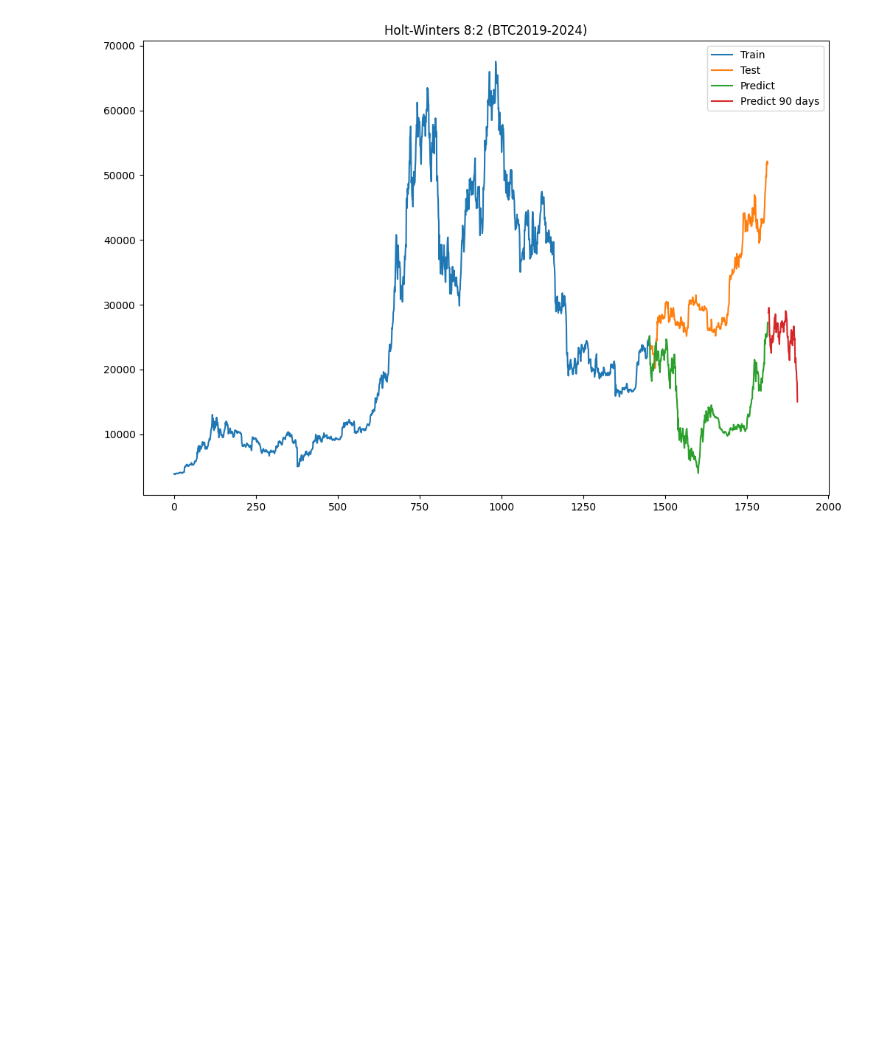
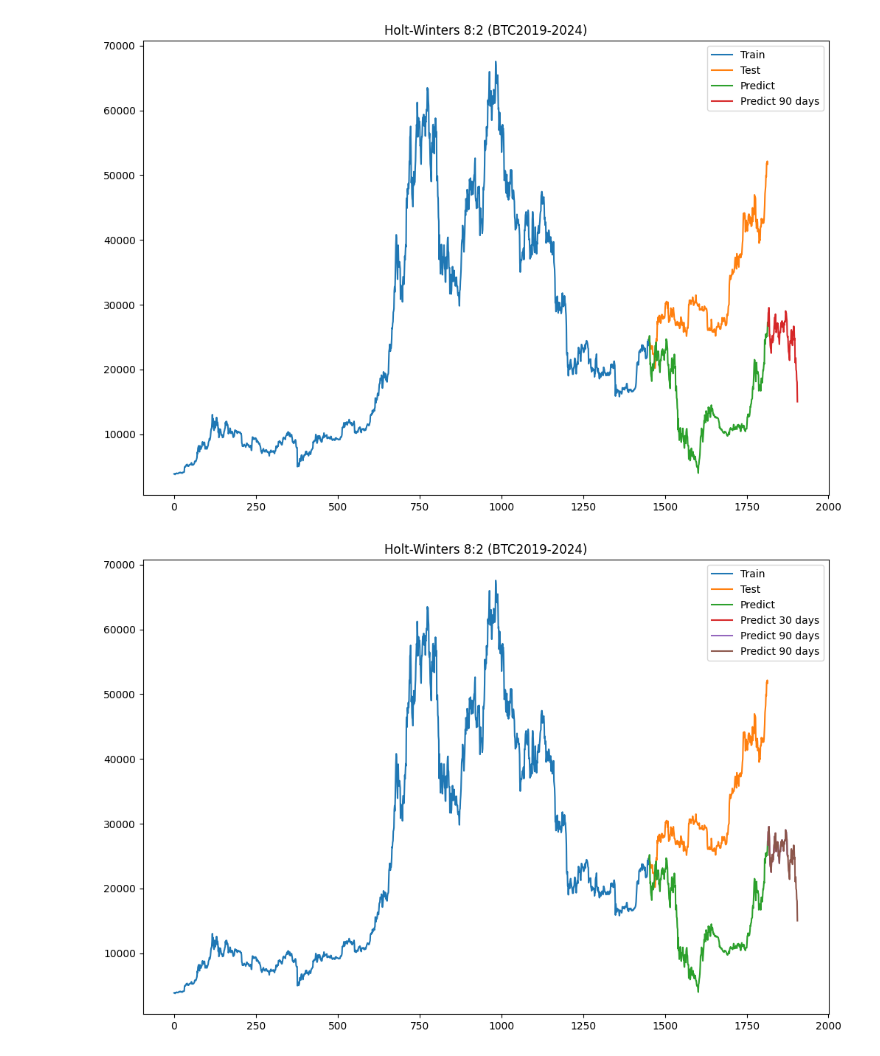
Before and after one commit to KamDaXay/IS403_O21_15, a Jupyter notebook: Model/HW_btc_8_2.ipynb, the cells around one changed output. Drawn from its saved outputs; the diff is of its cells as text; code cells hidden in the pictures; blank space fills up the shorter version.

```diff
--- a/Model/HW_btc_8_2.ipynb
+++ b/Model/HW_btc_8_2.ipynb
@@ -17,7 +17,7 @@ train, test = close_prices[:train_size], close_prices[train_size:]
 model = ExponentialSmoothing(train, trend='add', seasonal='add', seasonal_periods=365).fit()
 # %%
 # Dự báo cho tập test
-forecast_test = model.predict(start=test.index[0], end=test.index[-1])
+predict_test = model.predict(start=test.index[0], end=test.index[-1])
 # %%
 # Tính toán RMSE, MAPE, MSE
 def mean_absolute_percentage_error(y_true, y_pred):
@@ -39,6 +39,6 @@ MSE: 380020103.1582408
 #### Dự báo 30 ngày
 # %%
 # Dự báo cho 30 ngày tiếp theo
-forecast_30_days = model.predict(start=test.index[-1] + 1, end=test.index[-1] + 1 + 30)
-print(forecast_30_days)
+predict_30_days = model.predict(start=test.index[-1] + 1, end=test.index[-1] + 1 + 30)
+print(predict_30_days)
 # %% [output]
@@ -75,6 +75,6 @@ plt.show()
 #### Dự báo 60 ngày
 # %%
 # Dự báo cho 60 ngày tiếp theo
-forecast_60_days = model.predict(start=test.index[-1] + 1, end=test.index[-1] + 1 + 60)
-print(forecast_60_days)
+predict_60_days = model.predict(start=test.index[-1] + 1, end=test.index[-1] + 1 + 60)
+print(predict_60_days)
 # %% [output]
@@ -111,6 +106,6 @@ plt.show()
 #### Dự báo 90 ngày
 # %%
 # Dự báo cho 60 ngày tiếp theo
-forecast_90_days = model.predict(start=test.index[-1] + 1, end=test.index[-1] + 1 + 90)
-print(forecast_90_days)
+predict_90_days = model.predict(start=test.index[-1] + 1, end=test.index[-1] + 1 + 90)
+print(predict_90_days)
 # %% [output]
@@ -138,3 +133,17 @@ plt.legend(loc='best')
 plt.show()
 # %% [output]
 [figure]
+# %%
+# Trực quan hóa kết quả
+plt.figure(figsize=(12, 8))
+plt.title('Holt-Winters 8:2 (BTC2019-2024)')
+plt.plot(train.index, train, label='Train')
+plt.plot(test.index, test, label='Test')
+plt.plot(predict_test.index, predict_test, label='Predict')
+plt.plot(predict_30_days.index, predict_30_days, label='Predict 30 days')
+plt.plot(predict_60_days.index, predict_60_days, label='Predict 90 days')
+plt.plot(predict_90_days.index, predict_90_days, label='Predict 90 days')
+plt.legend(loc='best')
+plt.show()
+# %% [output]
+[figure, added]
```
Also changed, not shown: parts of 7 cells of this notebook, 21 other files.
